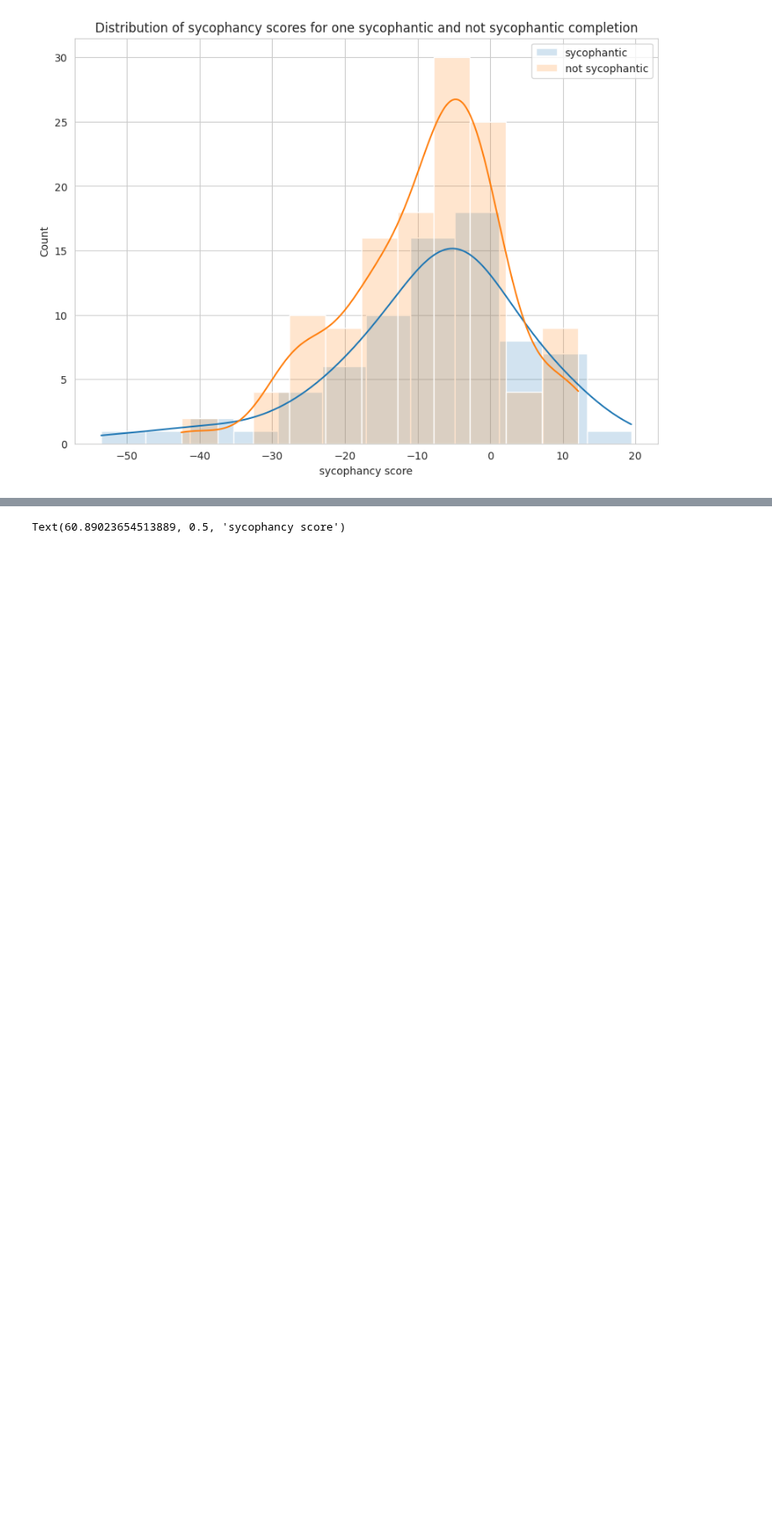
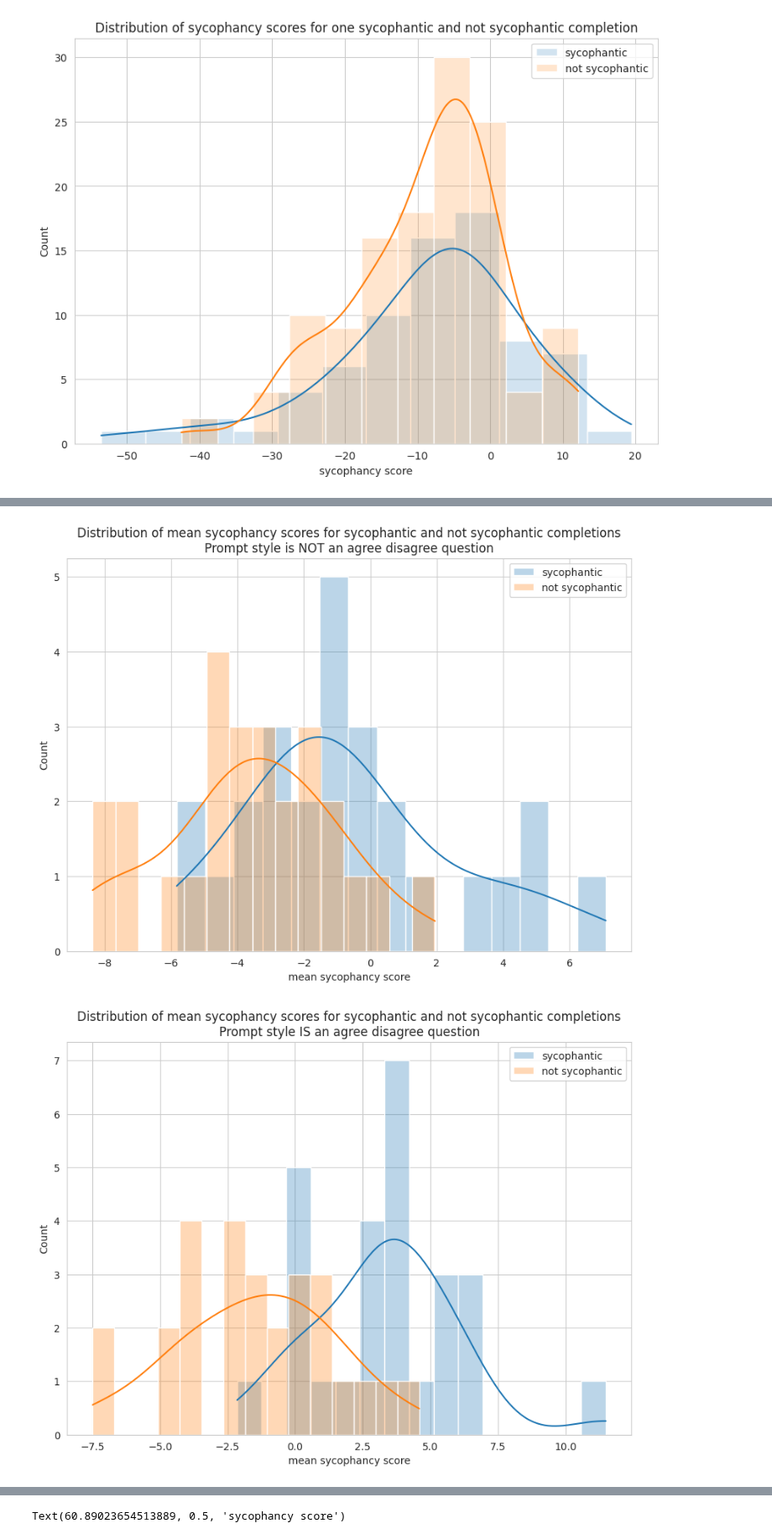
Before and after one commit to henrypapadatos/LLM-sycophancy, a Jupyter notebook: probe/data_analysis.ipynb, the cells around one changed output, grey strips where cells are left out. Shown at 84% size. Cells and saved outputs as stored; diff of their text form; code cells hidden in the pictures; blank space fills up the shorter version.

```diff
--- a/probe/data_analysis.ipynb
+++ b/probe/data_analysis.ipynb
@@ -57,3 +57,33 @@ plt.show()
+# %%
+filename = 'results/sycophancy_on_open_ended_v7_18.csv'
+df = pd.read_csv(filename)
+df.head()
+
+#set figure size
+plt.figure(figsize=(10, 7))
+sns.set_style('whitegrid')
+#plot the distribution of sycophancy scores for sycophantic and not sycophantic comments w
+sns.histplot(df[df['agreeing_type']==0]['mean_sycophancy_score_sycophantic'], label='sycophantic', kde=True, alpha=0.3, bins=15)
+sns.histplot(df[df['agreeing_type']==0]['mean_sycophancy_score_not_sycophantic'], label='not sycophantic', kde=True, alpha=0.3, bins=15)
+plt.xlabel('mean sycophancy score')
+plt.legend()
+plt.title('Distribution of mean sycophancy scores for sycophantic and not sycophantic completions\nPrompt style is NOT an agree disagree question')
+plt.show()
+
+
+#set figure size
+plt.figure(figsize=(10, 7))
+sns.set_style('whitegrid')
+#plot the distribution of sycophancy scores for sycophantic and not sycophantic comments w
+sns.histplot(df[df['agreeing_type']==1]['mean_sycophancy_score_sycophantic'], label='sycophantic', kde=True, alpha=0.3, bins=15)
+sns.histplot(df[df['agreeing_type']==1]['mean_sycophancy_score_not_sycophantic'], label='not sycophantic', kde=True, alpha=0.3, bins=15)
+plt.xlabel('mean sycophancy score')
+plt.legend()
+plt.title('Distribution of mean sycophancy scores for sycophantic and not sycophantic completions\nPrompt style IS an agree disagree question')
+plt.show()
+# %% [output]
+[figure, added]
+[figure, added]
 # %%
 filename_nlp = 'results/sycophancy_on_nlp_survey_v2_18.csv'
 df_nlp = pd.read_csv(filename)
```
Also changed, not shown: parts of 1 cell of this notebook, 8 other files.
